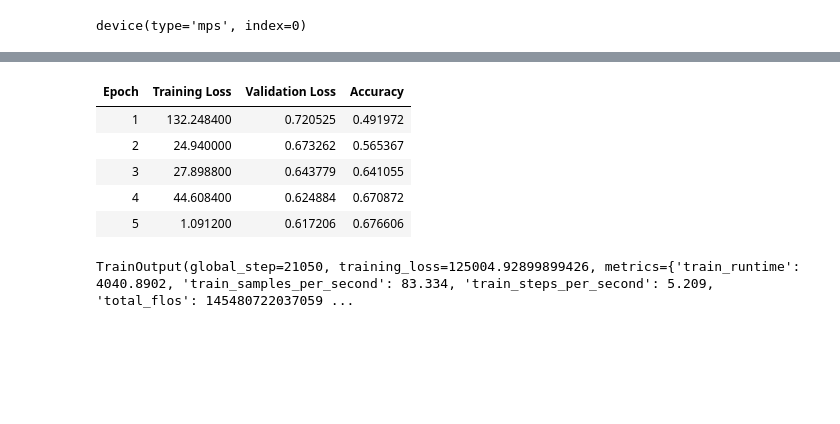
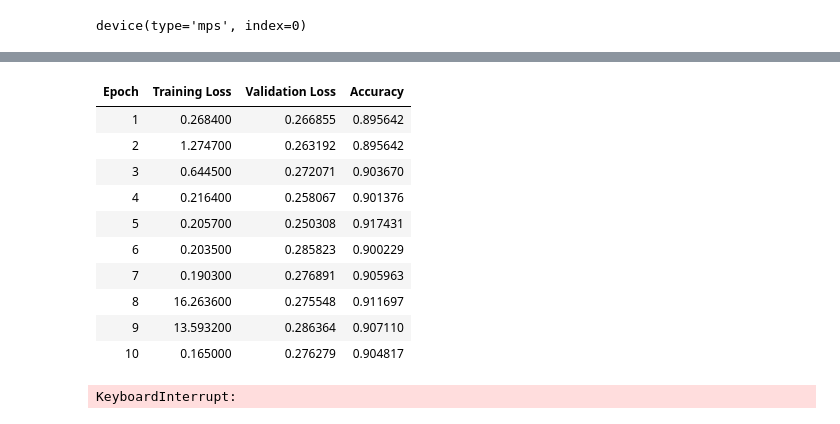
Before and after one commit to rayortigas/_2024-CS230-project, a Jupyter notebook: milestone.ipynb, the cells around one changed output, grey strips where cells are left out. Cells and saved outputs as stored; diff of their text form; code cells hidden in the pictures; blank space fills up the shorter version.

Commit message:
Finish training with higher learning rate, accuracy now ~92%.

```diff
--- a/milestone.ipynb
+++ b/milestone.ipynb
@@ -269,10 +269,10 @@ device(type='mps', index=0)
 # %%
 lora_training_args = TrainingArguments(
     output_dir="tmp/mobilebert_lora",
-    learning_rate=2e-5,
+    learning_rate=5e-4,
     per_device_train_batch_size=16,
     per_device_eval_batch_size=16,
-    num_train_epochs=5,
+    num_train_epochs=30,
     weight_decay=0.01,
     eval_strategy="epoch",
     save_strategy="epoch",
@@ -296,7 +296,12 @@ lora_trainer.train()
 | Epoch | Training Loss | Validation Loss | Accuracy |
-| 1 | 132.248400 | 0.720525 | 0.491972 |
-| 2 | 24.940000 | 0.673262 | 0.565367 |
-| 3 | 27.898800 | 0.643779 | 0.641055 |
-| 4 | 44.608400 | 0.624884 | 0.670872 |
-| 5 | 1.091200 | 0.617206 | 0.676606 |
+| 1 | 0.268400 | 0.266855 | 0.895642 |
+| 2 | 1.274700 | 0.263192 | 0.895642 |
+| 3 | 0.644500 | 0.272071 | 0.903670 |
+| 4 | 0.216400 | 0.258067 | 0.901376 |
+| 5 | 0.205700 | 0.250308 | 0.917431 |
+| 6 | 0.203500 | 0.285823 | 0.900229 |
+| 7 | 0.190300 | 0.276891 | 0.905963 |
+| 8 | 16.263600 | 0.275548 | 0.911697 |
+| 9 | 13.593200 | 0.286364 | 0.907110 |
+| 10 | 0.165000 | 0.276279 | 0.904817 |
-TrainOutput(global_step=21050, training_loss=125004.92899899426, metrics={'train_runtime': 4040.8902, 'train_samples_per_second': 83.334, 'train_steps_per_second': 5.209, 'total_flos': 145480722037059 ...
+KeyboardInterrupt:
```
Also changed, not shown: parts of 1 cell of this notebook.
